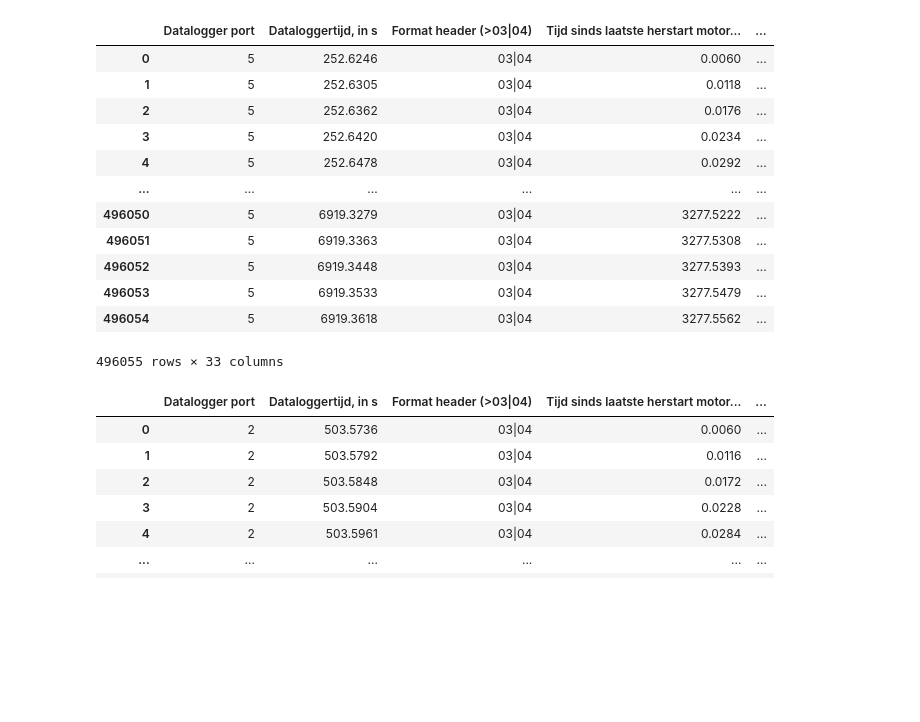
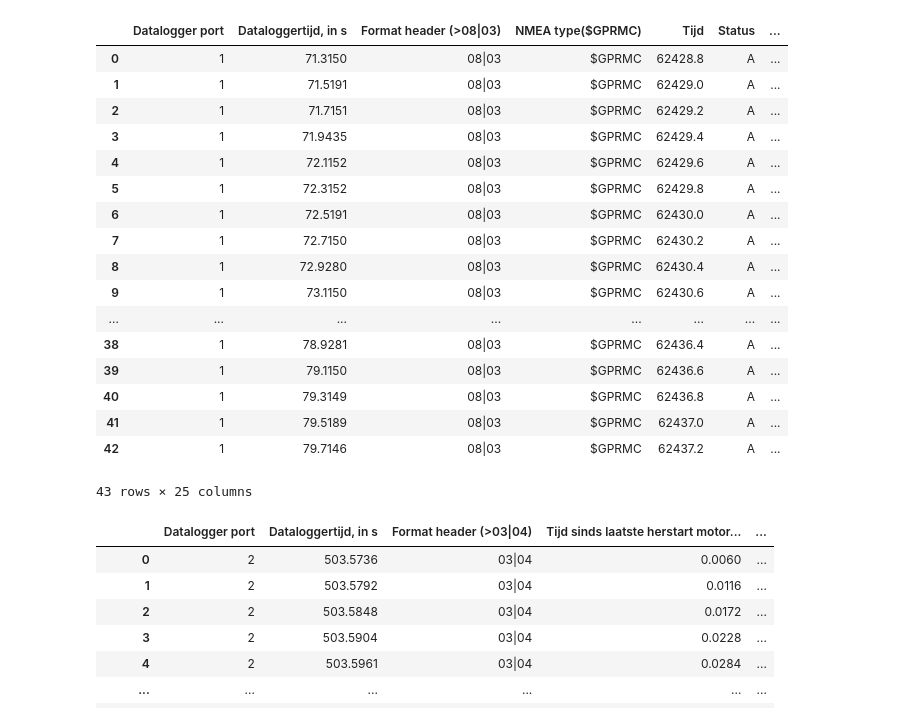
Before and after one commit to Qrax/Clean_Mobility, a Jupyter notebook: main.ipynb, the cells around one changed output. Saved outputs shown, nothing was run; the diff lists cells and outputs as text; code cells hidden in the pictures; blank space fills up the shorter version.

```diff
--- a/main.ipynb
+++ b/main.ipynb
@@ -16,24 +16,29 @@ file_master = "1.csv"
 file_motordriver ="5.csv"
 # %%
 data_file_motordriver = lib.DataInladenMotorDriver(f'{directory}{file_motordriver}')
-#data_file_master = lib.DataInladen(f'{directory}{file_master}')
+data_file_master = lib.DataInladen(f'{directory}{file_master}')
 # %%
 data_file_motordriver
-#data_file_master
+data_file_master
 # %% [output]
-|  | Datalogger port | Dataloggertijd, in s | Format header (>03|04) | Tijd sinds laatste herstart motor... | ... |
-| 0 | 5 | 252.6246 | 03|04 | 0.0060 | ... |
-| 1 | 5 | 252.6305 | 03|04 | 0.0118 | ... |
-| 2 | 5 | 252.6362 | 03|04 | 0.0176 | ... |
-| 3 | 5 | 252.6420 | 03|04 | 0.0234 | ... |
-| 4 | 5 | 252.6478 | 03|04 | 0.0292 | ... |
-| ... | ... | ... | ... | ... | ... |
-| 496050 | 5 | 6919.3279 | 03|04 | 3277.5222 | ... |
-| 496051 | 5 | 6919.3363 | 03|04 | 3277.5308 | ... |
-| 496052 | 5 | 6919.3448 | 03|04 | 3277.5393 | ... |
-| 496053 | 5 | 6919.3533 | 03|04 | 3277.5479 | ... |
-| 496054 | 5 | 6919.3618 | 03|04 | 3277.5562 | ... |
+|  | Datalogger port | Dataloggertijd, in s | Format header (>08|03) | NMEA type($GPRMC) | Tijd | Status | ... |
+| 0 | 1 | 71.3150 | 08|03 | $GPRMC | 62428.8 | A | ... |
+| 1 | 1 | 71.5191 | 08|03 | $GPRMC | 62429.0 | A | ... |
+| 2 | 1 | 71.7151 | 08|03 | $GPRMC | 62429.2 | A | ... |
+| 3 | 1 | 71.9435 | 08|03 | $GPRMC | 62429.4 | A | ... |
+| 4 | 1 | 72.1152 | 08|03 | $GPRMC | 62429.6 | A | ... |
+| 5 | 1 | 72.3152 | 08|03 | $GPRMC | 62429.8 | A | ... |
+| 6 | 1 | 72.5191 | 08|03 | $GPRMC | 62430.0 | A | ... |
+| 7 | 1 | 72.7150 | 08|03 | $GPRMC | 62430.2 | A | ... |
+| 8 | 1 | 72.9280 | 08|03 | $GPRMC | 62430.4 | A | ... |
+| 9 | 1 | 73.1150 | 08|03 | $GPRMC | 62430.6 | A | ... |
+| ... | ... | ... | ... | ... | ... | ... | ... |
+| 38 | 1 | 78.9281 | 08|03 | $GPRMC | 62436.4 | A | ... |
+| 39 | 1 | 79.1150 | 08|03 | $GPRMC | 62436.6 | A | ... |
+| 40 | 1 | 79.3149 | 08|03 | $GPRMC | 62436.8 | A | ... |
+| 41 | 1 | 79.5189 | 08|03 | $GPRMC | 62437.0 | A | ... |
+| 42 | 1 | 79.7146 | 08|03 | $GPRMC | 62437.2 | A | ... |
-496055 rows × 33 columns
+43 rows × 25 columns
 # %%
 
 yas = 'Latitude'
```
Also changed, not shown: 1 other file.
